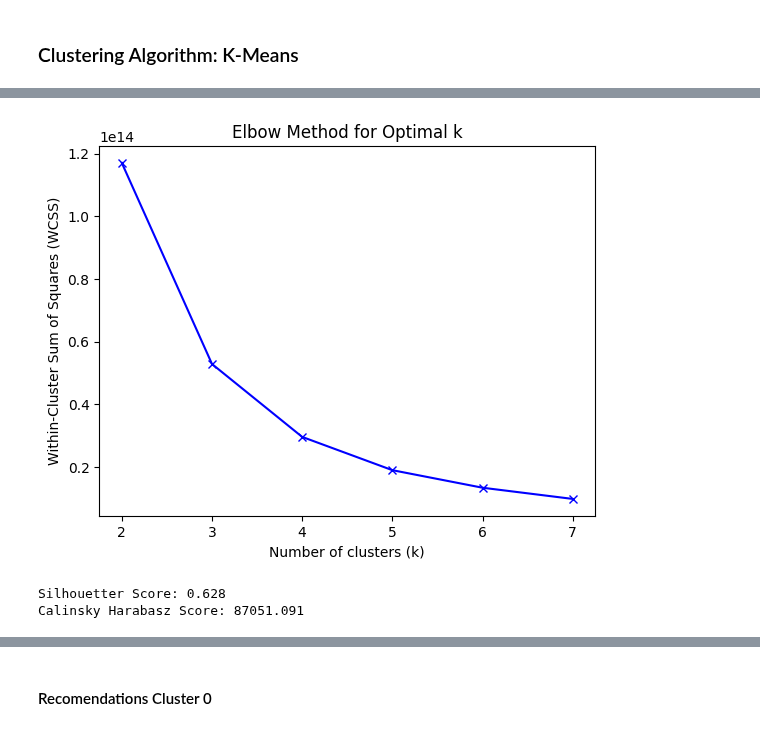
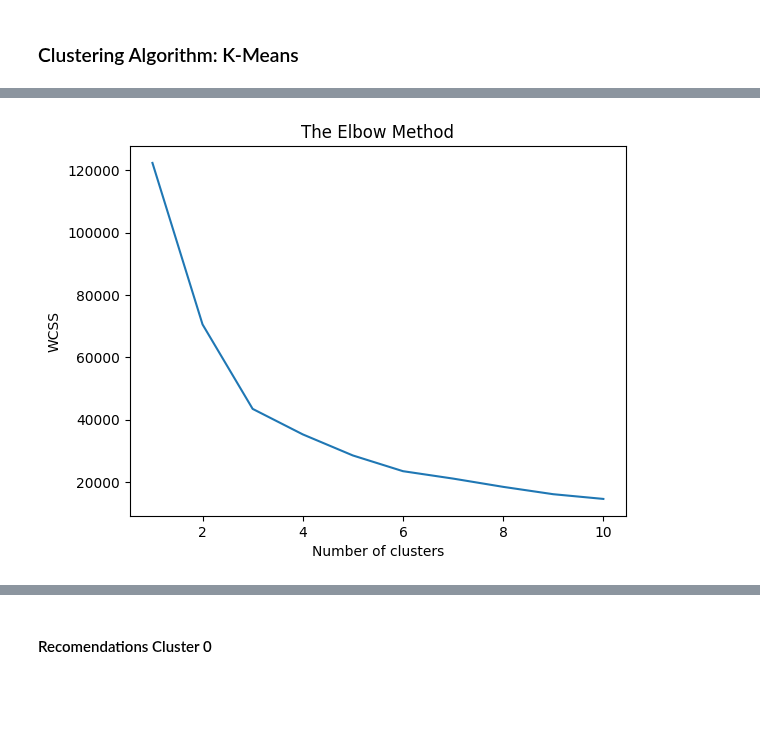
Before and after one commit to BDM3014ProjectWinter2024/BankChurnPrediction, a Jupyter notebook: clusteringmodel.ipynb, the cells around one changed output, grey strips where cells are left out. Drawn from its saved outputs; the diff is of its cells as text; code cells hidden in the pictures; blank space fills up the shorter version.

Commit message:
Clusters defined

```diff
--- a/clusteringmodel.ipynb
+++ b/clusteringmodel.ipynb
@@ -109,36 +81,27 @@ plt.show()
+# %%
+# Drop the target variable column to get feature data
+X = df.drop(columns=['target','id'])
 # %%
-#Using the Elbow Method
-# Determine the range of clusters (let's say from 2 to 10 clusters)
-k_values = range(2, 8)
-wcss_values = []
+# Standardize the features
+scaler = StandardScaler()
+X_scaled = scaler.fit_transform(X)
 
-for k in k_values:
-    kmeans = KMeans(n_clusters=k, random_state=42)
-    kmeans.fit(X)
-    wcss_values.append(kmeans.inertia_)  # inertia_ gives WCSS
+# Perform PCA for dimensionality reduction
+pca = PCA(n_components=2)
+X_pca = pca.fit_transform(X_scaled)
 
-# Plotting the elbow curve
-plt.plot(k_values, wcss_values, 'bx-')
-plt.xlabel('Number of clusters (k)')
-plt.ylabel('Within-Cluster Sum of Squares (WCSS)')
-plt.title('Elbow Method for Optimal k')
+# Using the elbow method to find the optimal number of clusters
+wcss = []
+for i in range(1, 11):
+    kmeans = KMeans(n_clusters=i, init='k-means++', random_state=42)
+    kmeans.fit(X_pca)
+    wcss.append(kmeans.inertia_)
+
+# Plot the elbow method graph
+plt.plot(range(1, 11), wcss)
+plt.xlabel('Number of clusters')
+plt.ylabel('WCSS')  # Within cluster sum of squares
+plt.title('The Elbow Method')
 plt.show()
 # %% [output]
-[figure, old version]
+[figure, new version]
-# %%
-# Assign the number of clusters
-k = 2
-# Set random state to allow reproducibility
-kmeans = KMeans(n_clusters=k, random_state=42)
-kmeans.fit(X)
-# Calculate Silhoutte Score
-score = silhouette_score(X, kmeans.labels_, metric='euclidean')
-# Print the score
-print('Silhouetter Score: %.3f' % score)
-# Calculate the Calinsky Harabasz Score
-ch_score = calinski_harabasz_score(X, kmeans.labels_)
-# Print the score
-print('Calinsky Harabasz Score: %.3f' % ch_score)
-# %% [output]
-Silhouetter Score: 0.628
-Calinsky Harabasz Score: 87051.091
```
Also changed, not shown: parts of 11 cells of this notebook.
